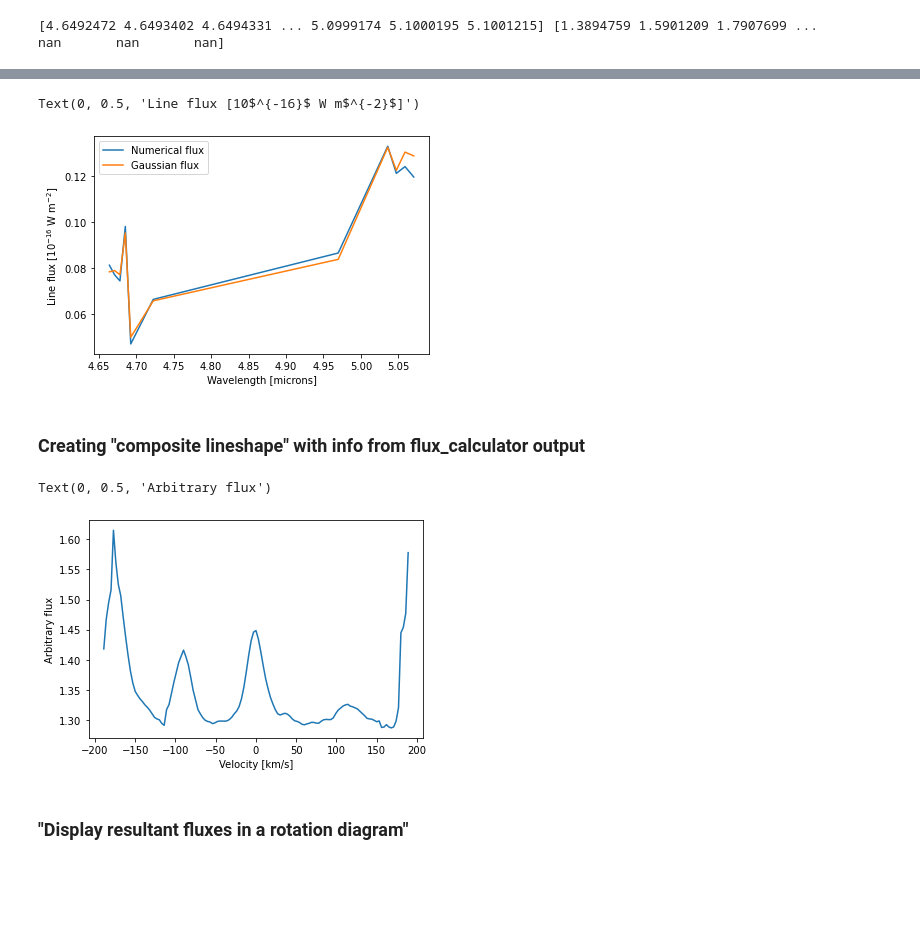
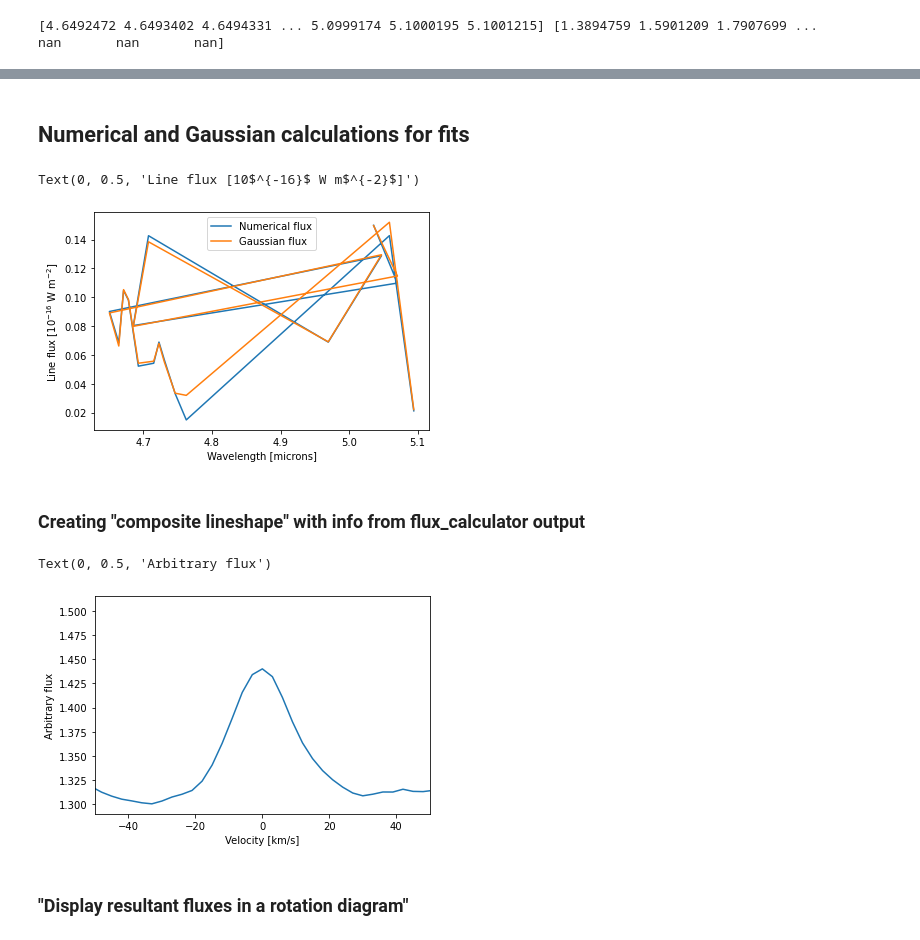
Before and after one commit to knolan9/kiranolan_thesis, a Jupyter notebook: DR Tau-13CO.ipynb, the cells around one changed output, grey strips where cells are left out. Cells and saved outputs as stored; diff of their text form; code cells hidden in the pictures; blank space fills up the shorter version.

```diff
--- a/DR Tau-13CO.ipynb
+++ b/DR Tau-13CO.ipynb
@@ -223,3 +232,8 @@ Is this fit okay? [y or n]n
+# %%
+#lineflux_data_co13 = vstack([lineflux_data_co13_narrow, lineflux_data_co13_medium, lineflux_data_co13_wide])
+#pickle.dump(lineflux_data_co13,open('lineflux_data_co13.p','wb')) #save for convenience
+
+lineflux_data_co13=pickle.load(open('lineflux_data_co13.p','rb'))  #restore lineflux_data if you don't want to re-run
 # %%
 lineflux_data_co13
 # %% [output]
@@ -241,3 +260,5 @@ Table length=11
+# %% [markdown]
+## Numerical and Gaussian calculations for fits
 # %%
 fig=plt.figure()
 ax1=fig.add_subplot(111)
@@ -248,7 +269,7 @@ ax1.set_xlabel('Wavelength [microns]')
 ax1.set_ylabel(r'Line flux [10$^{-16}$ W m$^{-2}$]')
 # %% [output]
 Text(0, 0.5, 'Line flux [10$^{-16}$ W m$^{-2}$]')
-[figure, old version]
+[figure, new version]
 # %% [markdown]
 ### Creating "composite lineshape" with info from flux_calculator output
 # %%
@@ -256,13 +277,14 @@ lineshape_data=make_lineshape(wave,flux,lineflux_data_co13)
 # %%
 fig=plt.figure()
 ax1=fig.add_subplot(111)
 ax1.plot(lineshape_data[0],lineshape_data[1])
 
+plt.xlim([-50,50])
 ax1.set_xlabel('Velocity [km/s]')
 ax1.set_ylabel('Arbitrary flux')
 # %% [output]
 Text(0, 0.5, 'Arbitrary flux')
-[figure, old version]
+[figure, new version]
 # %% [markdown]
 ### "Display resultant fluxes in a rotation diagram"
 # %%
```
Also changed, not shown: parts of 33 cells of this notebook, 3 other files.
